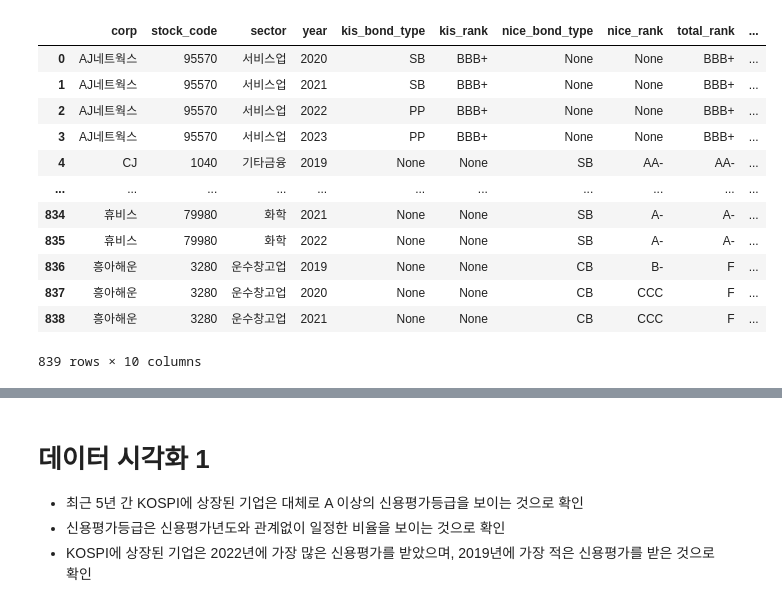
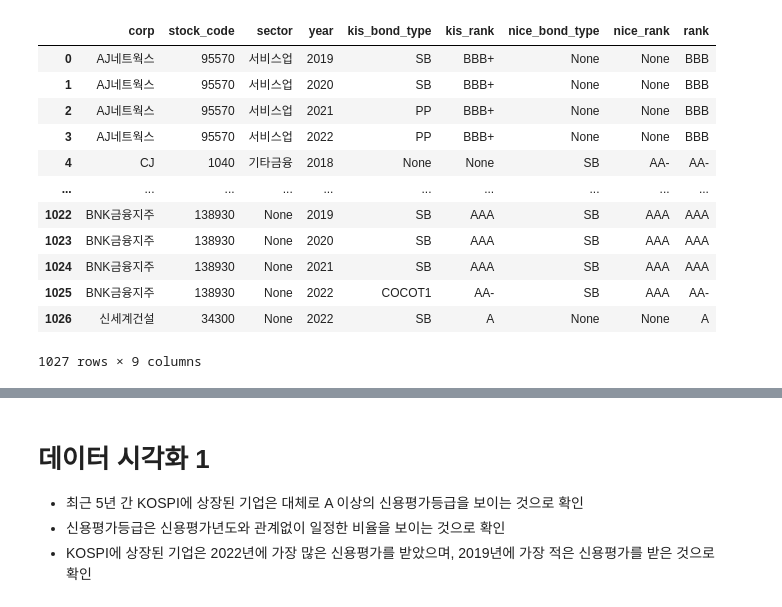
Before and after one commit to Biz-Insight/Biz-Insight, a Jupyter notebook: eda/credit_score_eda.ipynb, the cells around one changed output, grey strips where cells are left out. Drawn from its saved outputs; the diff is of its cells as text; code cells hidden in the pictures.

```diff
--- a/eda/credit_score_eda.ipynb
+++ b/eda/credit_score_eda.ipynb
@@ -1,26 +1,26 @@
 # %%
-from crawl_kis_and_nice_module import (import_from_mysql)
+from crawl_kis_and_nice_module import import_from_mysql
 
-import_df = import_from_mysql(username='*****',
-                            password='*****',
+import_df = import_from_mysql(username='multi',
+                            password='Campus123!',
                             host_ip='15-152-211-160',
                             database_name='Data_Warehouse',
                             desired_table_name='credit_rank')
 
 import_df
 # %% [output]
-|  | corp | stock_code | sector | year | kis_bond_type | kis_rank | nice_bond_type | nice_rank | total_rank | ... |
-| 0 | AJ네트웍스 | 95570 | 서비스업 | 2020 | SB | BBB+ | None | None | BBB+ | ... |
-| 1 | AJ네트웍스 | 95570 | 서비스업 | 2021 | SB | BBB+ | None | None | BBB+ | ... |
-| 2 | AJ네트웍스 | 95570 | 서비스업 | 2022 | PP | BBB+ | None | None | BBB+ | ... |
-| 3 | AJ네트웍스 | 95570 | 서비스업 | 2023 | PP | BBB+ | None | None | BBB+ | ... |
-| 4 | CJ | 1040 | 기타금융 | 2019 | None | None | SB | AA- | AA- | ... |
-| ... | ... | ... | ... | ... | ... | ... | ... | ... | ... | ... |
-| 834 | 휴비스 | 79980 | 화학 | 2021 | None | None | SB | A- | A- | ... |
-| 835 | 휴비스 | 79980 | 화학 | 2022 | None | None | SB | A- | A- | ... |
-| 836 | 흥아해운 | 3280 | 운수창고업 | 2019 | None | None | CB | B- | F | ... |
-| 837 | 흥아해운 | 3280 | 운수창고업 | 2020 | None | None | CB | CCC | F | ... |
-| 838 | 흥아해운 | 3280 | 운수창고업 | 2021 | None | None | CB | CCC | F | ... |
+|  | corp | stock_code | sector | year | kis_bond_type | kis_rank | nice_bond_type | nice_rank | rank |
+| 0 | AJ네트웍스 | 95570 | 서비스업 | 2019 | SB | BBB+ | None | None | BBB |
+| 1 | AJ네트웍스 | 95570 | 서비스업 | 2020 | SB | BBB+ | None | None | BBB |
+| 2 | AJ네트웍스 | 95570 | 서비스업 | 2021 | PP | BBB+ | None | None | BBB |
+| 3 | AJ네트웍스 | 95570 | 서비스업 | 2022 | PP | BBB+ | None | None | BBB |
+| 4 | CJ | 1040 | 기타금융 | 2018 | None | None | SB | AA- | AA- |
+| ... | ... | ... | ... | ... | ... | ... | ... | ... | ... |
+| 1022 | BNK금융지주 | 138930 | None | 2019 | SB | AAA | SB | AAA | AAA |
+| 1023 | BNK금융지주 | 138930 | None | 2020 | SB | AAA | SB | AAA | AAA |
+| 1024 | BNK금융지주 | 138930 | None | 2021 | SB | AAA | SB | AAA | AAA |
+| 1025 | BNK금융지주 | 138930 | None | 2022 | COCOT1 | AA- | SB | AAA | AA- |
+| 1026 | 신세계건설 | 34300 | None | 2022 | SB | A | None | None | A |
-839 rows × 10 columns
+1027 rows × 9 columns
 # %%
 # preprocess
```
Also changed, not shown: parts of 4 cells of this notebook.
